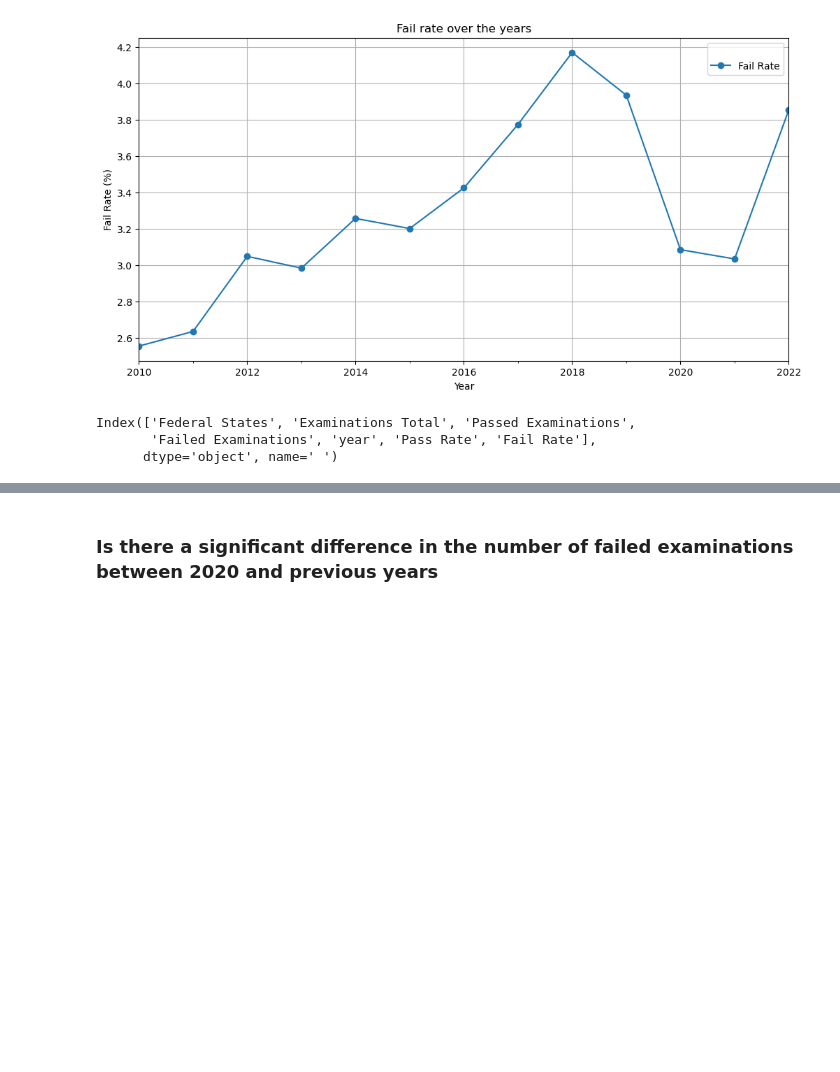
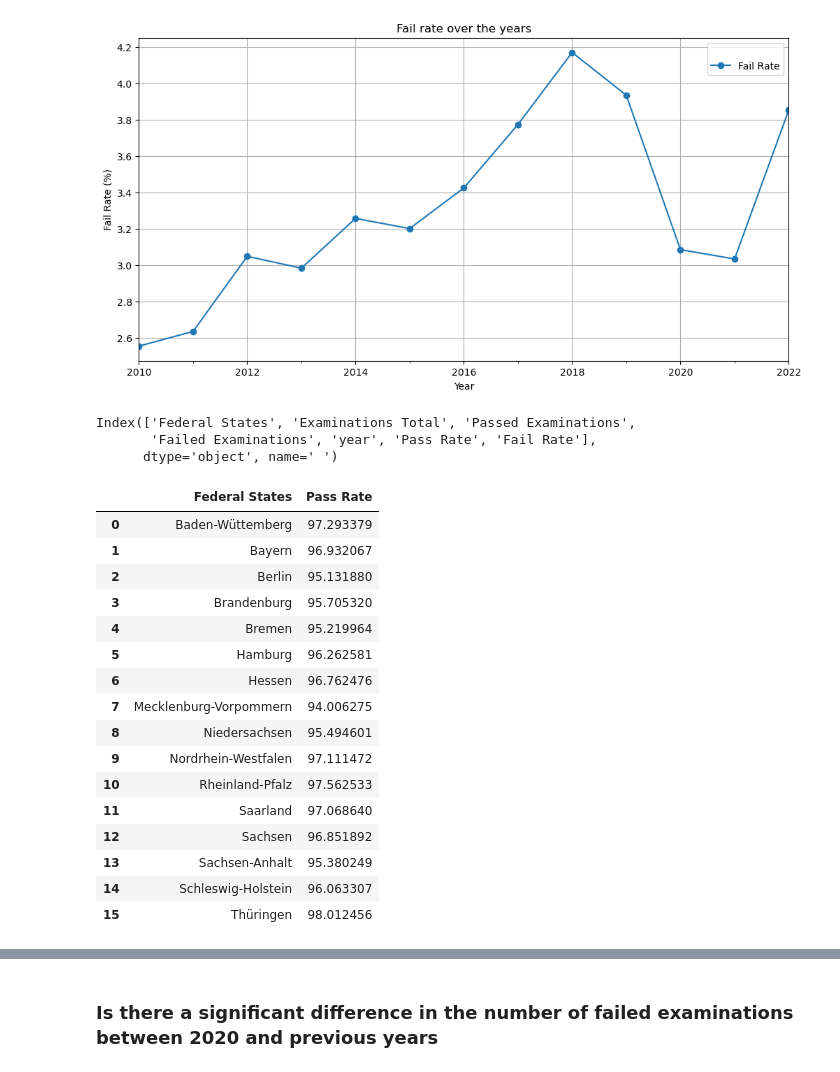
Before and after one commit to Stargazer-ger/capstone_project_hh_23_1, a Jupyter notebook: eda_capstone_exams_kk.ipynb, the cells around one changed output, grey strips where cells are left out. Cells and saved outputs as stored; diff of their text form; code cells hidden in the pictures; blank space fills up the shorter version.

```diff
--- a/eda_capstone_exams_kk.ipynb
+++ b/eda_capstone_exams_kk.ipynb
@@ -304,3 +305,23 @@ exams_concat.columns
 Index(['Federal States', 'Examinations Total', 'Passed Examinations',
        'Failed Examinations', 'year', 'Pass Rate', 'Fail Rate'],
       dtype='object', name=' ')
+# %%
+df_avg
+# %% [output]
+|  | Federal States | Pass Rate |
+| 0 | Baden-Wüttemberg | 97.293379 |
+| 1 | Bayern | 96.932067 |
+| 2 | Berlin | 95.131880 |
+| 3 | Brandenburg | 95.705320 |
+| 4 | Bremen | 95.219964 |
+| 5 | Hamburg | 96.262581 |
+| 6 | Hessen | 96.762476 |
+| 7 | Mecklenburg-Vorpommern | 94.006275 |
+| 8 | Niedersachsen | 95.494601 |
+| 9 | Nordrhein-Westfalen | 97.111472 |
+| 10 | Rheinland-Pfalz | 97.562533 |
+| 11 | Saarland | 97.068640 |
+| 12 | Sachsen | 96.851892 |
+| 13 | Sachsen-Anhalt | 95.380249 |
+| 14 | Schleswig-Holstein | 96.063307 |
+| 15 | Thüringen | 98.012456 |
```
Also changed, not shown: parts of 8 cells of this notebook, 6 other files.
